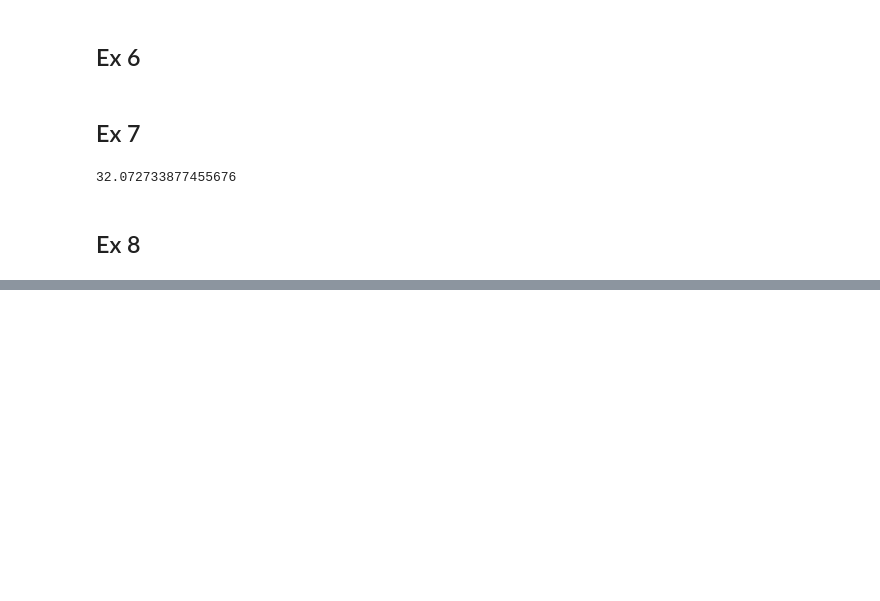
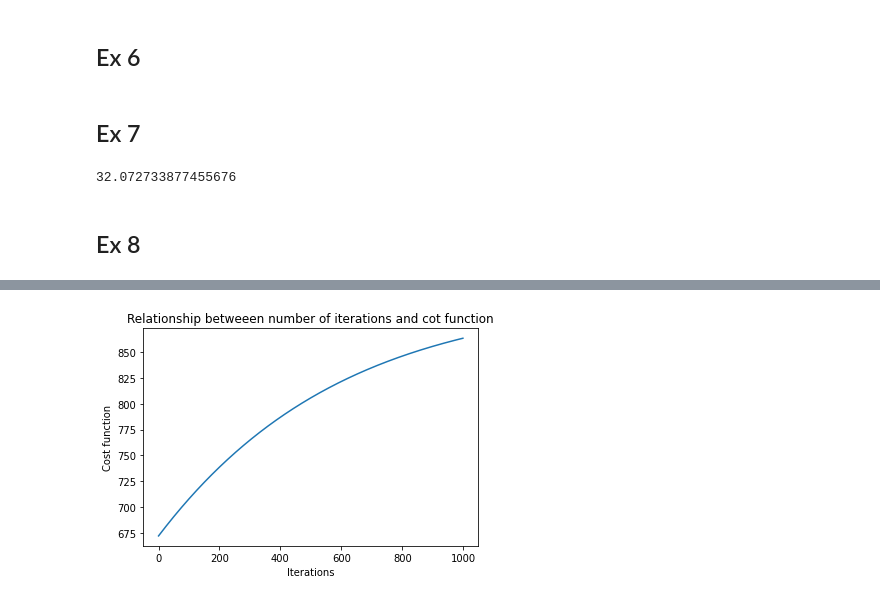
Before and after one commit to ArturBa/agh_machine_learning, a Jupyter notebook: lab_3/lab_3.ipynb, the cells around one changed output, grey strips where cells are left out. Drawn from its saved outputs; the diff is of its cells as text; code cells hidden in the pictures; blank space fills up the shorter version.

```diff
--- a/lab_3/lab_3.ipynb
+++ b/lab_3/lab_3.ipynb
@@ -104,3 +96,15 @@ def gradient_prosty(X, y, theta, alpha, it):
 # %%
 alpha = 0.01
 it = 1000
+# %%
+def gradientDescent (X, y, theta, alpha, iterations):
+    theta0 = theta[0, 0]
+    theta1 = theta[0, 1]
+    cost = []
+    for it in range(iterations):
+        hypothesis = theta0 + np.dot(theta1, X)
+        theta0 = theta0 - (1/y.size)*alpha*np.sum(hypothesis - y)
+        theta1 = float(theta1 - (1/y.size)*alpha*np.sum(X[1:].dot(np.transpose(hypothesis - y))))
+        theta = np.matrix(np.array([theta0, theta1]))
+        cost.append(computeCost(X, y, theta))
+    return theta, cost
@@ -110,0 +160,11 @@ NameError: name 'cost' is not defined
+# %%
+iterations = range(it)
+costVal = np.squeeze(np.asarray(cost))
+# %%
+plt.plot(iterations, costVal)
+plt.xlabel('Iterations')
+plt.ylabel('Cost function')
+plt.title('Relationship betweeen number of iterations and cot function')
+plt.show()
+# %% [output]
+[figure, added]
```
Also changed, not shown: parts of 20 cells of this notebook.
